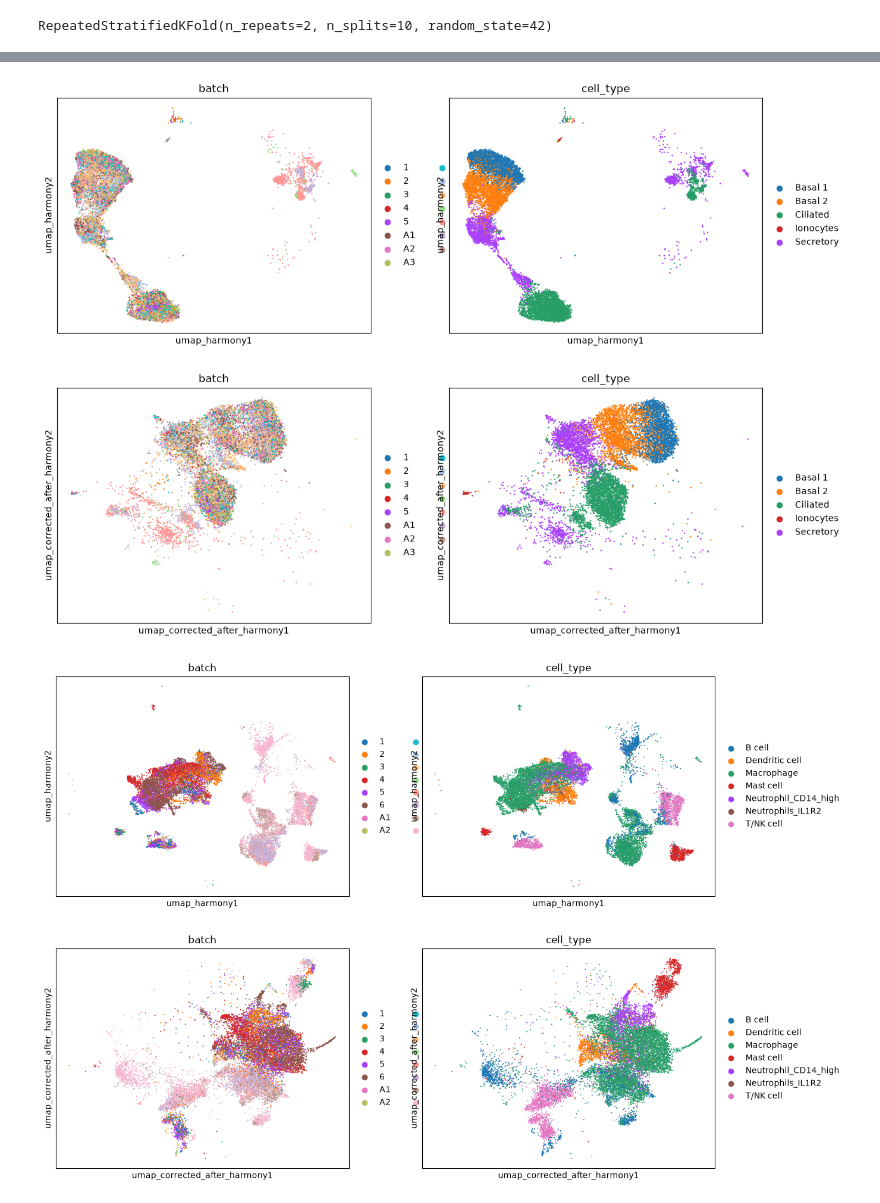
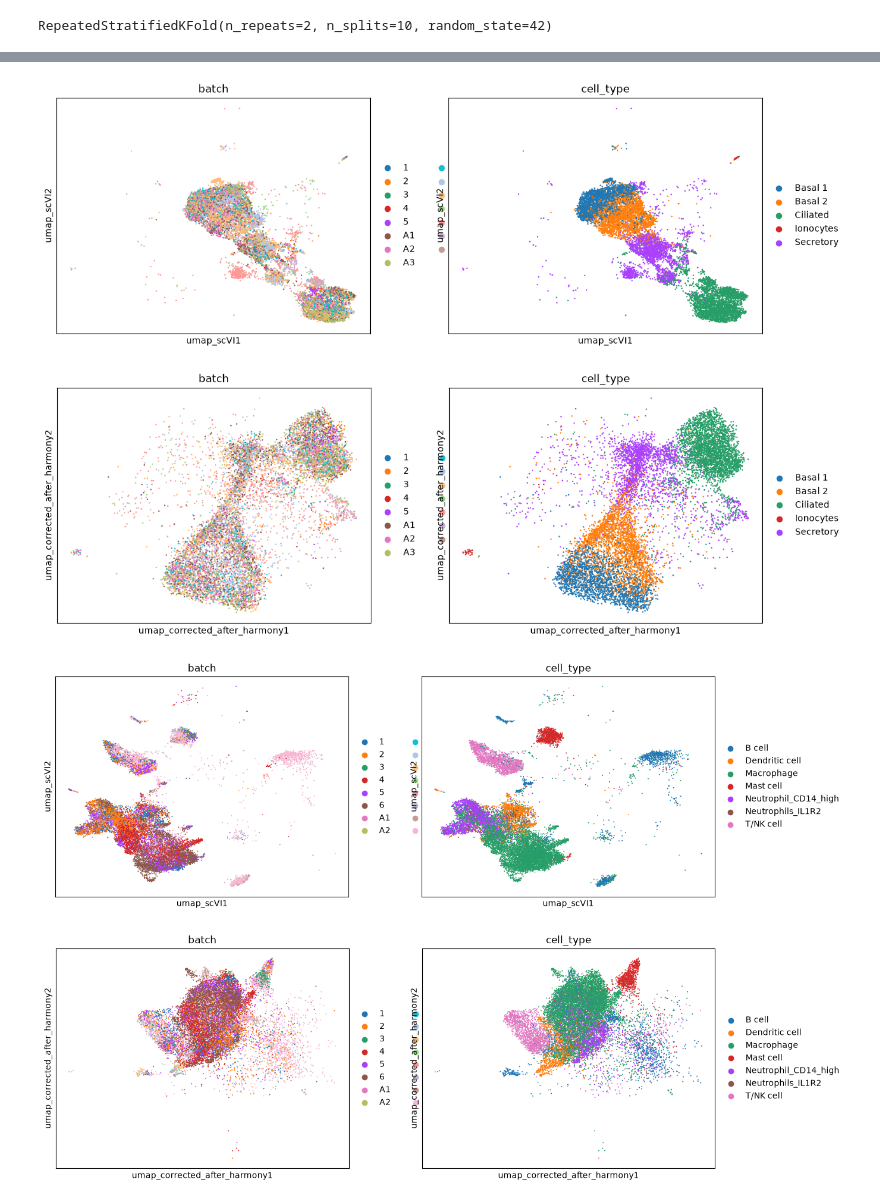
Before and after one commit to saldanB/bibola, a Jupyter notebook: lung_atlas_benchmark.ipynb, the cells around one changed output, grey strips where cells are left out. Cells and saved outputs as stored; diff of their text form; code cells hidden in the pictures.

```diff
--- a/lung_atlas_benchmark.ipynb
+++ b/lung_atlas_benchmark.ipynb
@@ -96,7 +148,7 @@ from bibola.MLP import MultiBatchesMLP
 batch_correction_model = MultiBatchesMLP(
     in_channels=anndata.obsm["X_pca"].shape[1],
     hidden_channels=[1024,],
-    out_channels=50,
+    out_channels=30, # as the latent dimension of scVI
     n_batches=anndata.obs["batch"].nunique(),
     dropout=0.1,
 )
@@ -192,7 +244,7 @@ anndata.obsm["X_corrected"] = batch_correction_model(
 from sklearn.decomposition import PCA
 
 # we apply PCA to reduce the collinearity after the batch correction.
-pca_model = PCA(n_components=50)
+pca_model = PCA(n_components=batch_correction_model.out_channels)
 anndata.obsm["X_corrected"] = pca_model.fit_transform(anndata.obsm["X_corrected"])
 anndata
 # %% [output]
@@ -266,7 +325,7 @@ sc.pl.embedding(anndata, color=["batch", "cell_type"], palette=sc.pl.palettes.ve
 batch_correction_model = MultiBatchesMLP(
     in_channels=anndata.obsm["X_pca_harmony"].shape[1],
     hidden_channels=[1024,],
-    out_channels=50,
+    out_channels=30,
     n_batches=anndata.obs["batch"].nunique(),
     dropout=0.1,
 )
@@ -361,7 +420,7 @@ anndata.obsm["X_corrected_after_harmony"] = batch_correction_model(
 
 from sklearn.decomposition import PCA
 
-pca_model = PCA(n_components=50)
+pca_model = PCA(n_components=batch_correction_model.out_channels)
 anndata.obsm["X_corrected_after_harmony"] = pca_model.fit_transform(anndata.obsm["X_corrected_after_harmony"])
 anndata
 # %% [output]
@@ -392,34 +453,34 @@ sc.pl.embedding(anndata, basis="umap_corrected_after_harmony", color=["batch", "
 # %%
 sc.pl.embedding(
     anndata[anndata.obs.cell_type.isin(["Basal 1", "Basal 2", "Secretory", "Ciliated", "Ionocytes"])],
-    basis="umap_harmony",
+    basis="umap_scVI",
     color=["batch", "cell_type"],
     palette=sc.pl.palettes.vega_20_scanpy
 )
 
 sc.pl.embedding(
     anndata[anndata.obs.cell_type.isin(["Basal 1", "Basal 2", "Secretory", "Ciliated", "Ionocytes"])],
     basis="umap_corrected_after_harmony",
     color=["batch", "cell_type"],
     palette=sc.pl.palettes.vega_20_scanpy
 )
 
 # Basal
 # ├── Basal 1
 # ├── Basal 2
 # │
 # ├── Secretory
 # │     └── Ciliated
 # │
 # └── Ionocytes
 pass
 # %% [output]
-[figure, old version]
+[figure, new version]
-[figure, old version]
+[figure, new version]
 # %%
 sc.pl.embedding(
     anndata[anndata.obs.cell_type.isin(["B cell", "T/NK cell", "Neutrophils_IL1R2", "Neutrophil_CD14_high", "Macrophage", "Dendritic cell", "Mast cell"])],
-    basis="umap_harmony",
+    basis="umap_scVI",
     color=["batch", "cell_type"],
     palette=sc.pl.palettes.vega_20_scanpy
 )
@@ -444,8 +505,8 @@ sc.pl.embedding(
 #       └── Mast cell
 pass
 # %% [output]
-[figure, old version]
+[figure, new version]
-[figure, old version]
+[figure, new version]
 # %%
 sc.pl.embedding(
     anndata[anndata.obs.cell_type.isin(["Fibroblast", "Endothelium", "Lymphatic"])],
```
Also changed, not shown: parts of 24 cells of this notebook.
